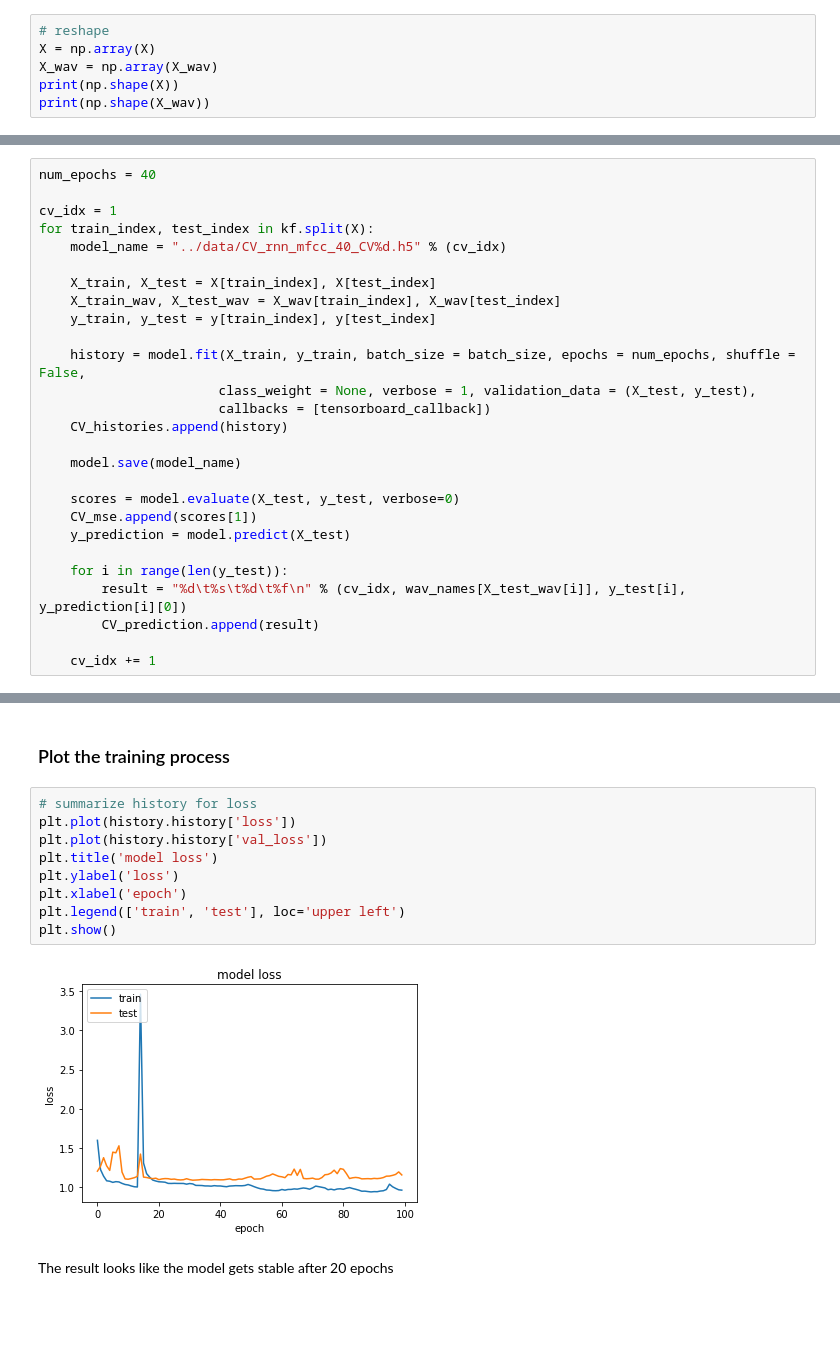
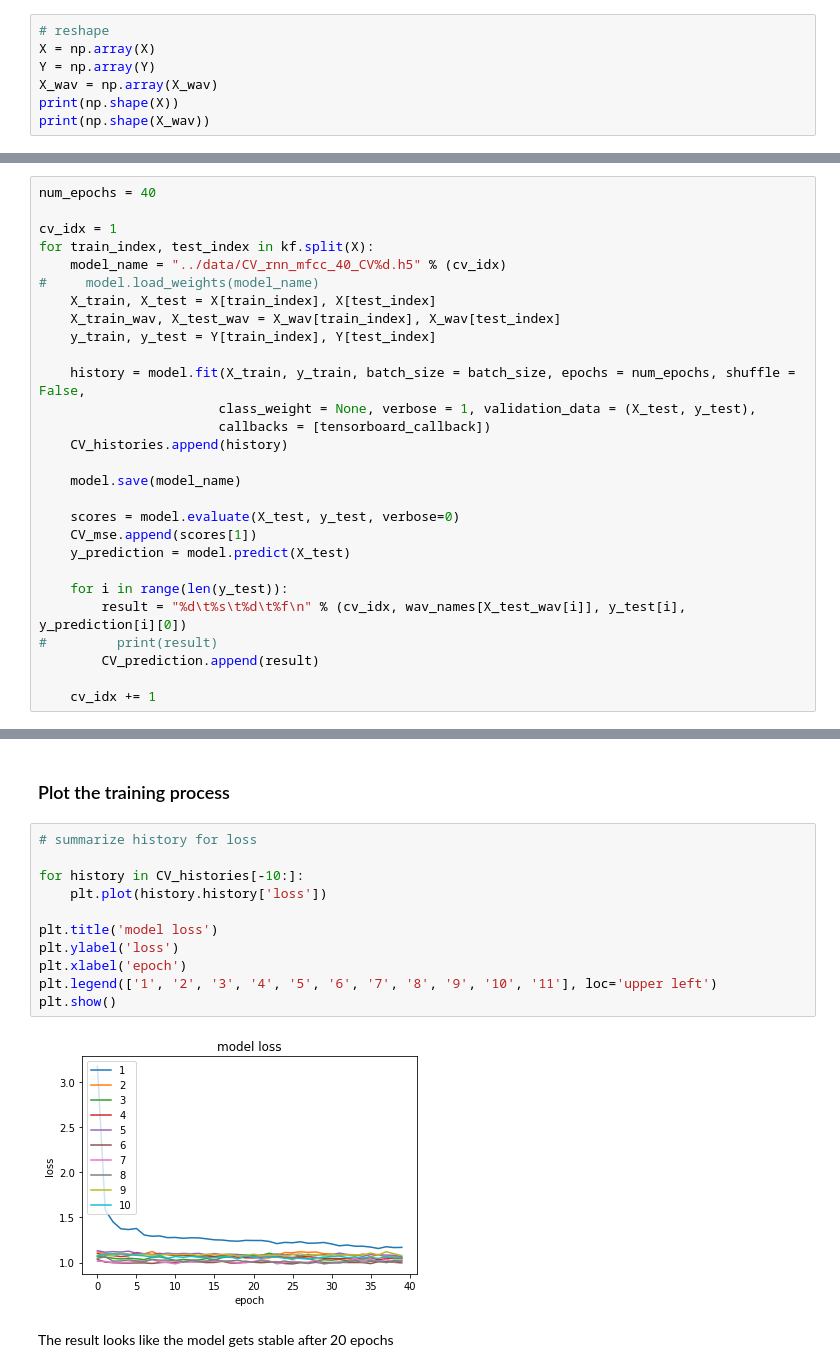
Before and after one commit to seongjinpark-88/automatic_speech_eval, a Jupyter notebook: keras_asa/bin/RNN_automatic_judgment_10CV.ipynb, the cells around one changed output, grey strips where cells are left out. Cells and saved outputs as stored; diff of their text form; blank space fills up the shorter version.

```diff
--- a/keras_asa/bin/RNN_automatic_judgment_10CV.ipynb
+++ b/keras_asa/bin/RNN_automatic_judgment_10CV.ipynb
@@ -168,6 +177,7 @@ KFold(n_splits=10, random_state=None, shuffle=False)
 # %%
 # reshape
 X = np.array(X)
+Y = np.array(Y)
 X_wav = np.array(X_wav)
 print(np.shape(X))
 print(np.shape(X_wav))
@@ -250,10 +270,10 @@ num_epochs = 40
 cv_idx = 1
 for train_index, test_index in kf.split(X):
     model_name = "../data/CV_rnn_mfcc_40_CV%d.h5" % (cv_idx)
-
+#     model.load_weights(model_name)
     X_train, X_test = X[train_index], X[test_index]
     X_train_wav, X_test_wav = X_wav[train_index], X_wav[test_index]
-    y_train, y_test = y[train_index], y[test_index]
+    y_train, y_test = Y[train_index], Y[test_index]
 
     history = model.fit(X_train, y_train, batch_size = batch_size, epochs = num_epochs, shuffle = False,
                        class_weight = None, verbose = 1, validation_data = (X_test, y_test),
@@ -268,6 +288,7 @@ for train_index, test_index in kf.split(X):
 
     for i in range(len(y_test)):
         result = "%d\t%s\t%d\t%f\n" % (cv_idx, wav_names[X_test_wav[i]], y_test[i], y_prediction[i][0])
+#         print(result)
         CV_prediction.append(result)
 
     cv_idx += 1
@@ -318,14 +338,16 @@ with open("../results/mfcc_10CV.txt", "w") as output:
 ### Plot the training process
 # %%
 # summarize history for loss
-plt.plot(history.history['loss'])
-plt.plot(history.history['val_loss'])
+
+for history in CV_histories[-10:]:
+    plt.plot(history.history['loss'])
+
 plt.title('model loss')
 plt.ylabel('loss')
 plt.xlabel('epoch')
-plt.legend(['train', 'test'], loc='upper left')
+plt.legend(['1', '2', '3', '4', '5', '6', '7', '8', '9', '10', '11'], loc='upper left')
 plt.show()
 # %% [output]
-[figure, old version]
+[figure, new version]
 # %% [markdown]
 The result looks like the model gets stable after 20 epochs
```
Also changed, not shown: parts of 25 cells of this notebook, 2 other files.
